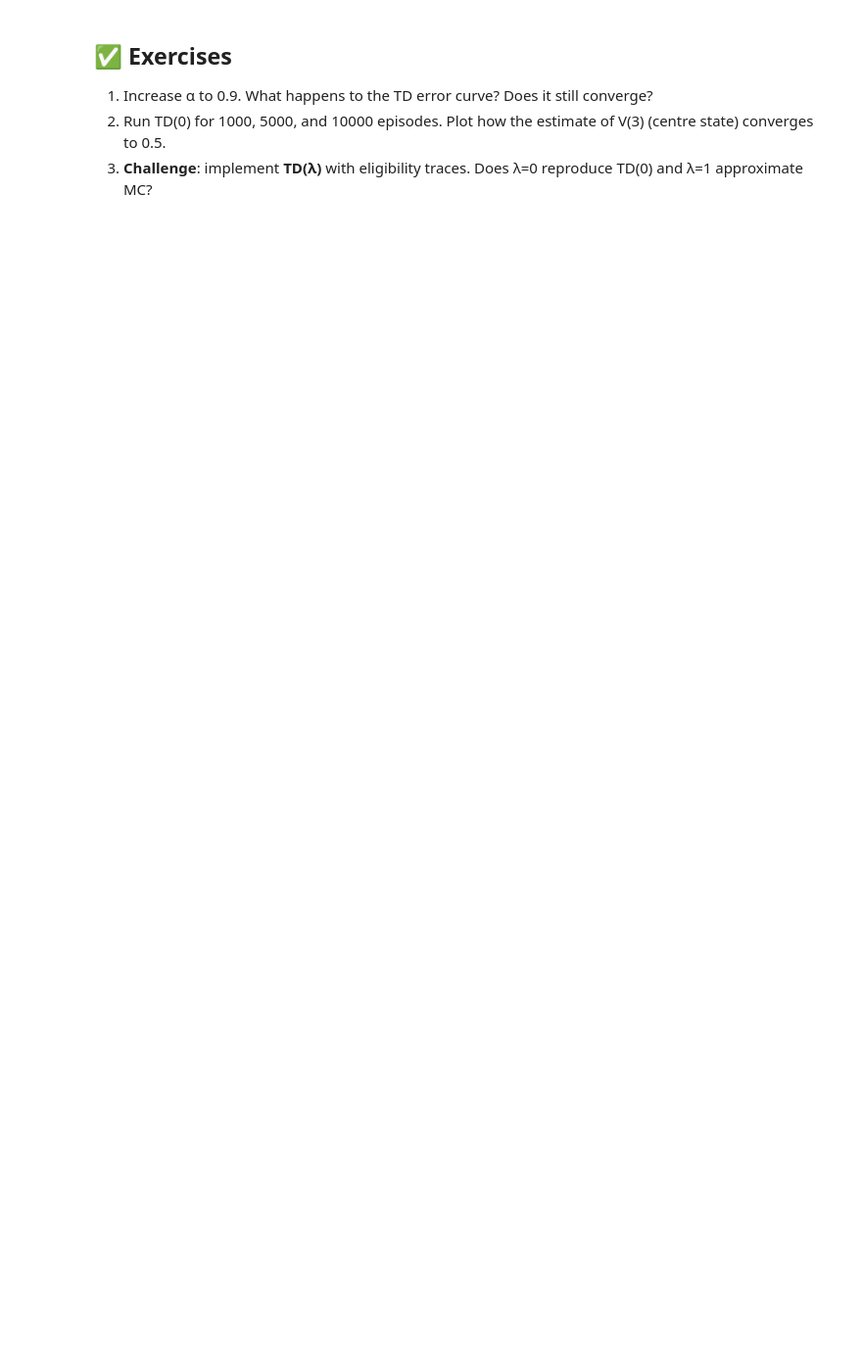
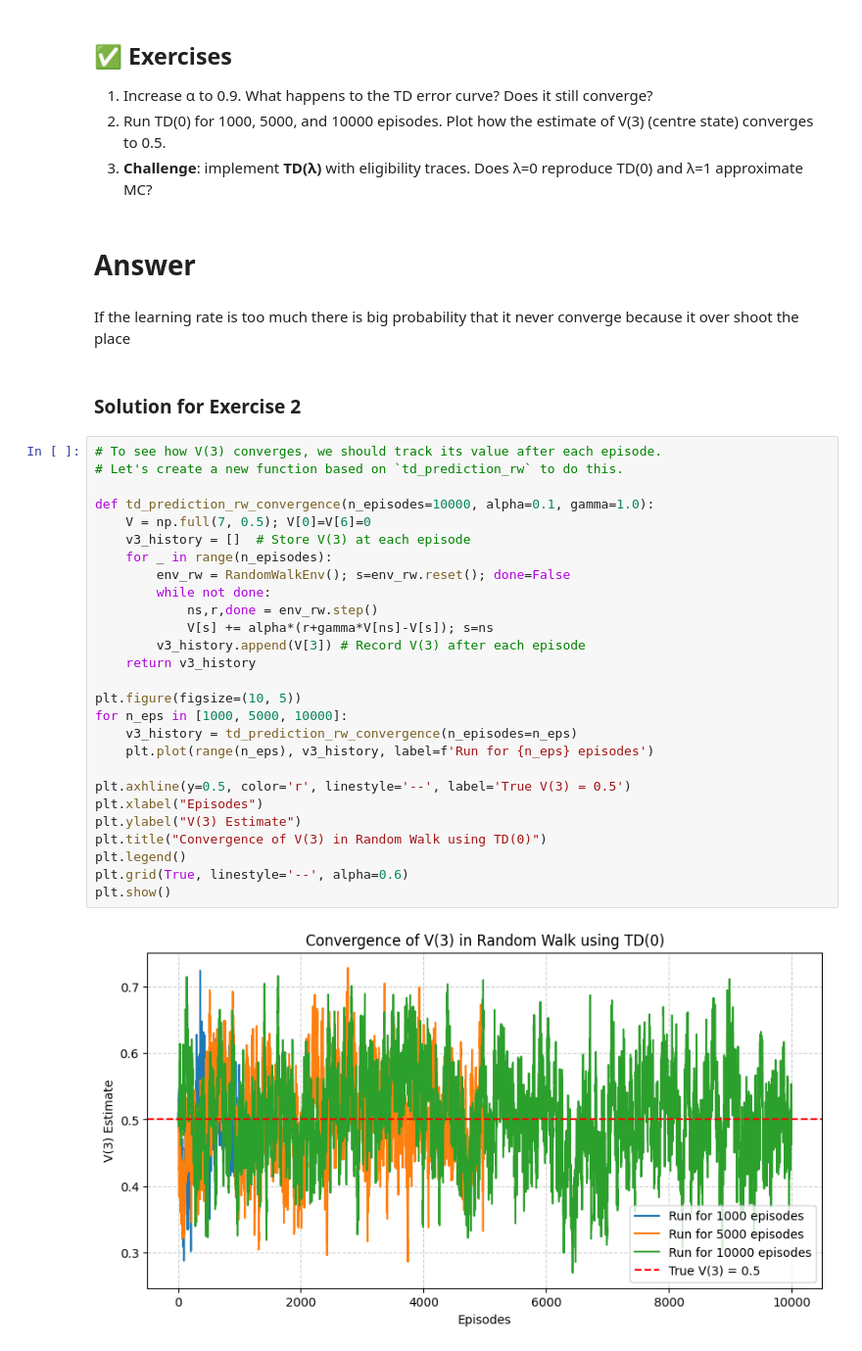
Before and after one commit to J-K-O-Dev/SoC-RL, a Jupyter notebook: Week 5/02_td_learning.ipynb, the cells around one changed output. Shown at 98% size. Saved outputs shown, nothing was run; the diff lists cells and outputs as text; blank space fills up the shorter version.

Commit message:
done with the project man uff

```diff
--- a/Week 5/02_td_learning.ipynb
+++ b/Week 5/02_td_learning.ipynb
@@ -132,3 +144,38 @@ plt.tight_layout(); plt.show()
 1. Increase α to 0.9. What happens to the TD error curve? Does it still converge?
 2. Run TD(0) for 1000, 5000, and 10000 episodes. Plot how the estimate of V(3) (centre state) converges to 0.5.
 3. **Challenge**: implement **TD(λ)** with eligibility traces. Does λ=0 reproduce TD(0) and λ=1 approximate MC?
+# %% [markdown]
+# Answer
+# %% [markdown]
+If the learning rate is too much there is big probability that it never converge because it over shoot the place
+# %% [markdown]
+### Solution for Exercise 2
+# %%
+# To see how V(3) converges, we should track its value after each episode.
+# Let's create a new function based on `td_prediction_rw` to do this.
+
+def td_prediction_rw_convergence(n_episodes=10000, alpha=0.1, gamma=1.0):
+    V = np.full(7, 0.5); V[0]=V[6]=0
+    v3_history = []  # Store V(3) at each episode
+    for _ in range(n_episodes):
+        env_rw = RandomWalkEnv(); s=env_rw.reset(); done=False
+        while not done:
+            ns,r,done = env_rw.step()
+            V[s] += alpha*(r+gamma*V[ns]-V[s]); s=ns
+        v3_history.append(V[3]) # Record V(3) after each episode
+    return v3_history
+
+plt.figure(figsize=(10, 5))
+for n_eps in [1000, 5000, 10000]:
+    v3_history = td_prediction_rw_convergence(n_episodes=n_eps)
+    plt.plot(range(n_eps), v3_history, label=f'Run for {n_eps} episodes')
+
+plt.axhline(y=0.5, color='r', linestyle='--', label='True V(3) = 0.5')
+plt.xlabel("Episodes")
+plt.ylabel("V(3) Estimate")
+plt.title("Convergence of V(3) in Random Walk using TD(0)")
+plt.legend()
+plt.grid(True, linestyle='--', alpha=0.6)
+plt.show()
+# %% [output]
+[figure, added]
```
Also changed, not shown: parts of 8 cells of this notebook, 2 other files.
